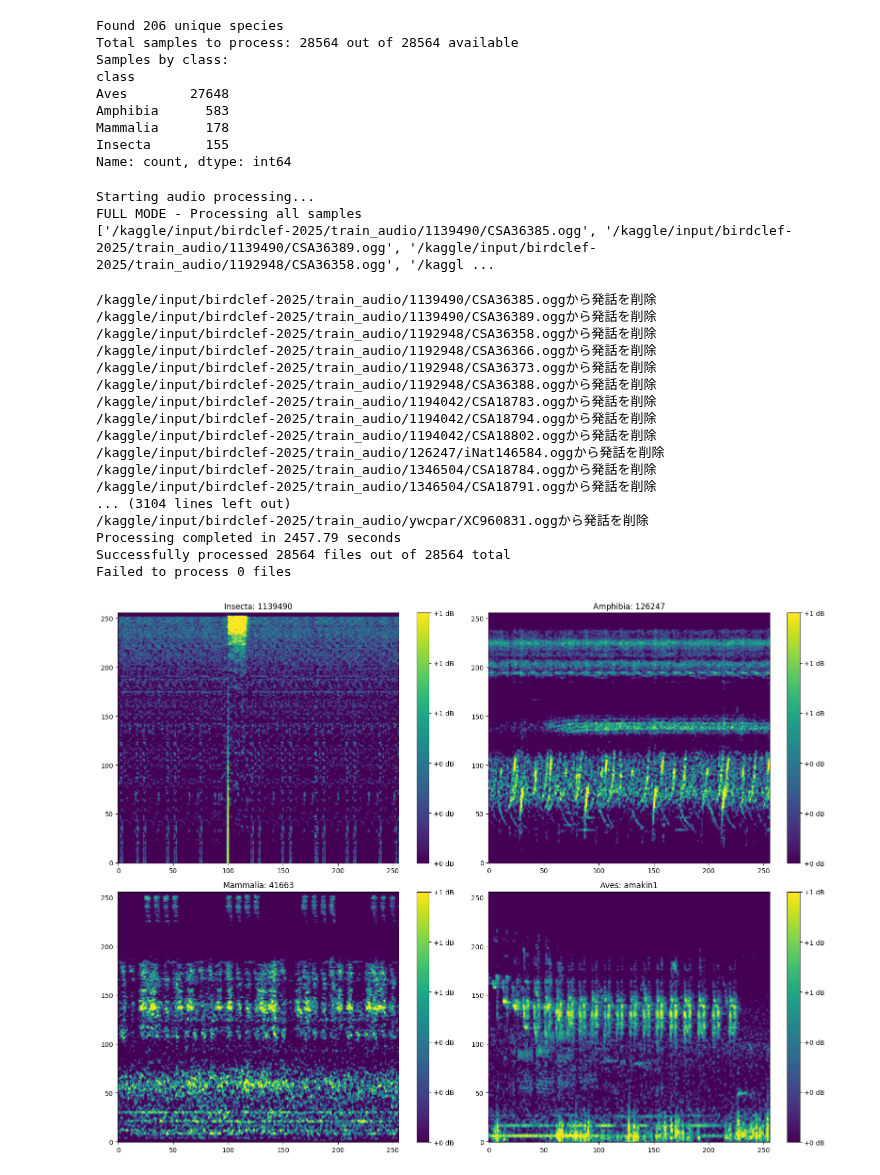
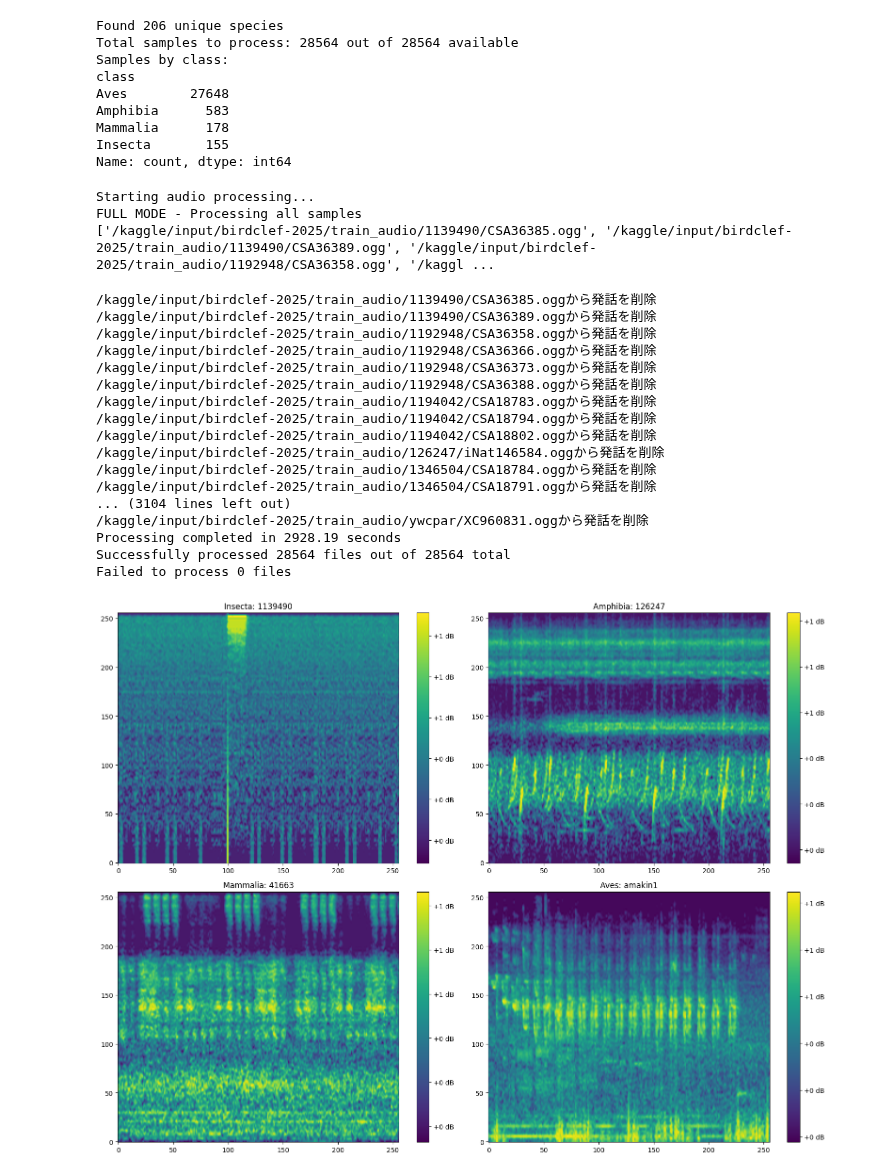
Before and after one commit to MemoryDump26/birdCLEF25_ml_ltb, a Jupyter notebook: createmelspec-novoice-pcen.ipynb, the cells around one changed output. Saved outputs shown, nothing was run; the diff lists cells and outputs as text; code cells hidden in the pictures.

Commit message:
Kaggle Notebook | createMelSpec_noVoice_PCEN | welp back to baseline, with light clipping

```diff
--- a/createmelspec-novoice-pcen.ipynb
+++ b/createmelspec-novoice-pcen.ipynb
@@ -27,23 +27,24 @@ class Config:
 
     # Mel spectrogram parameters
     N_FFT = 2048
-    HOP_LENGTH = 626
-    N_MELS = 256
+    HOP_LENGTH = 128
+    N_MELS = 128
     FMIN = 50
     FMAX = 16000
 
     TARGET_DURATION = 5.0
     TARGET_SHAPE = (256, 256)
 
-    N_MAX = 100 if DEBUG_MODE else None
+    N_MAX = 4 if DEBUG_MODE else None
 
     PCEN = False
     MU_EXPAND = True
-    MU_EXPAND_PASS = 2
-    MU_EXPAND_MU = 31
+    MU_EXPAND_PASS = 1
+    MU_EXPAND_MU = 255
 
-    LOW_CLIP = 50
-    HIGH_CLIP = 99.5
+    CLIPPING = True
+    LOW_CLIP = 10
+    HIGH_CLIP = 99.6
 
 config = Config()
 # %%
@@ -136,7 +137,11 @@ def audio2melspec(audio_data, config):
     else:
         mel_spec_db = librosa.power_to_db(mel_spec, ref=np.max)
         # Hard clipping the extreme black & white values
-        p_low, p_high = np.percentile(mel_spec_db, (config.LOW_CLIP, config.HIGH_CLIP))
+        if config.CLIPPING:
+            p_low, p_high = np.percentile(mel_spec_db, (config.LOW_CLIP, config.HIGH_CLIP))
+        else:
+            p_low = mel_spec_db.min()
+            p_high = mel_spec_db.max()
         mel_spec_norm = np.clip((mel_spec_db - p_low) / (p_high - p_low + 1e-8), 0, 1)
         return mel_spec_norm
 # %%
@@ -249,7 +254,7 @@ FULL MODE - Processing all samples
 /kaggle/input/birdclef-2025/train_audio/1346504/CSA18791.oggから発話を削除
 ... (3104 lines left out)
 /kaggle/input/birdclef-2025/train_audio/ywcpar/XC960831.oggから発話を削除
-Processing completed in 2457.79 seconds
+Processing completed in 2928.19 seconds
 Successfully processed 28564 files out of 28564 total
 Failed to process 0 files
 # %%
@@ -263,32 +268,32 @@ max_samples = min(4, len(all_bird_data))
 for i, row in working_df.iterrows():
     if i >= (config.N_MAX or len(working_df)):
         break
 
     if row['samplename'] in all_bird_data:
         if config.DEBUG_MODE:
             if row['class'] not in displayed_classes:
                 samples.append((row['samplename'], row['class'], row['primary_label']))
-                displayed_classes.add(row['class'])
+                #displayed_classes.add(row['class'])
         else:
             if row['class'] not in displayed_classes:
                 samples.append((row['samplename'], row['class'], row['primary_label']))
                 displayed_classes.add(row['class'])
 
         if len(samples) >= max_samples:
             break
 
 if samples:
     plt.figure(figsize=(16, 12))
 
     for i, (samplename, class_name, species) in enumerate(samples):
         plt.subplot(2, 2, i+1)
         plt.imshow(all_bird_data[samplename], aspect='auto', origin='lower', cmap='viridis')
         plt.title(f"{class_name}: {species}")
         plt.colorbar(format='%+2.0f dB')
 
     plt.tight_layout()
     debug_note = "debug_" if config.DEBUG_MODE else ""
     plt.savefig(f'{debug_note}melspec_examples.png')
     plt.show()
 # %% [output]
-[figure, old version]
+[figure, new version]
```
